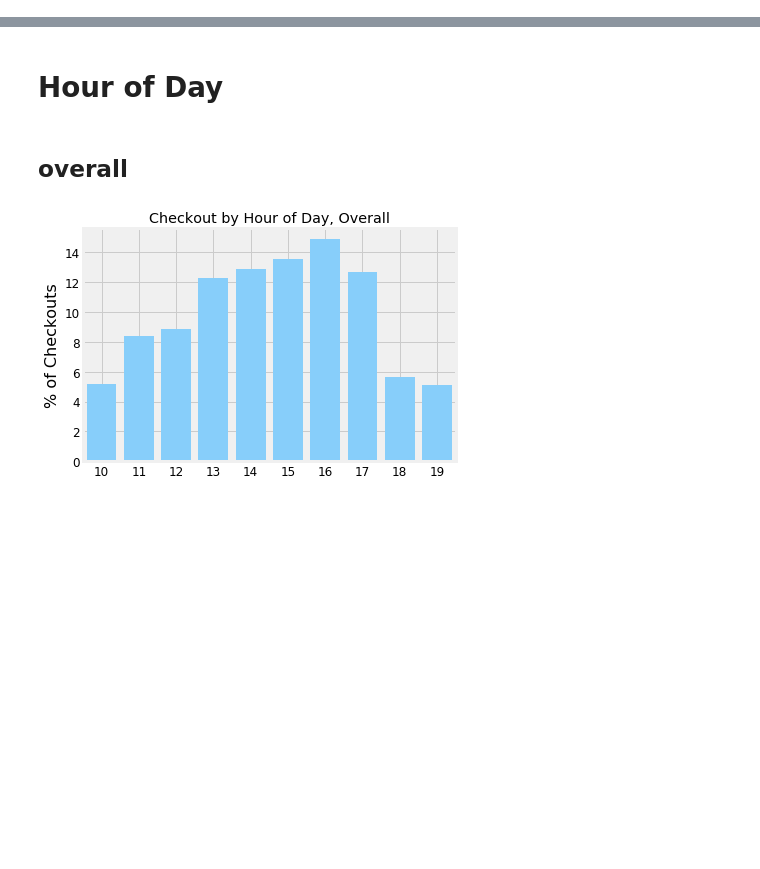
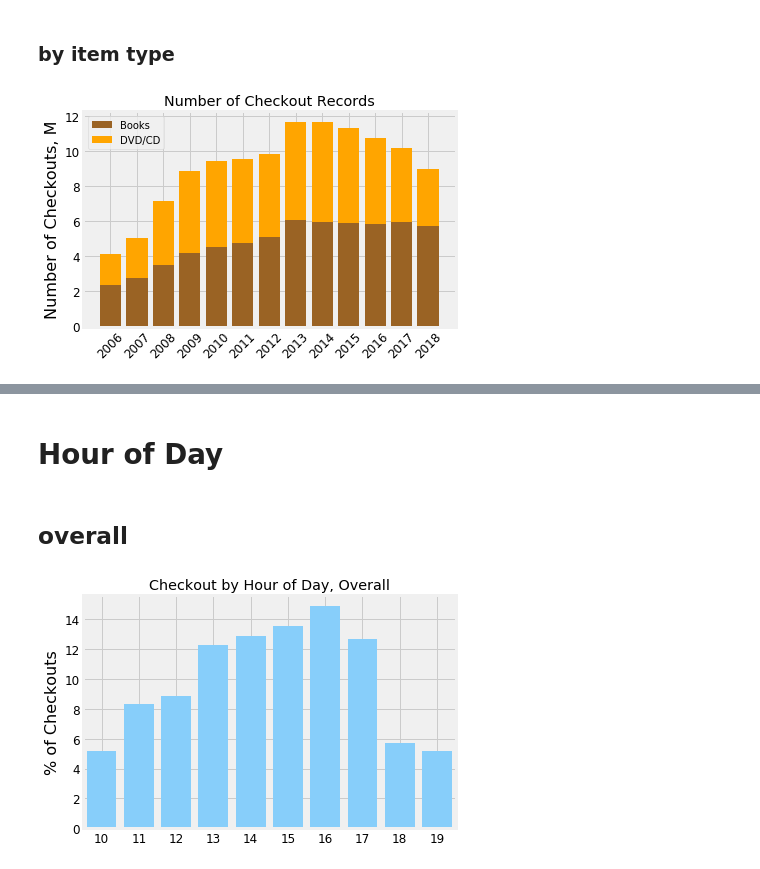
Before and after one commit to yortos/seattle-pl-trends, a Jupyter notebook: checkout-temporal-trends.ipynb, the cells around one changed output, grey strips where cells are left out. Cells and saved outputs as stored; diff of their text form; code cells hidden in the pictures; blank space fills up the shorter version.

```diff
--- a/checkout-temporal-trends.ipynb
+++ b/checkout-temporal-trends.ipynb
@@ -41,3 +54,19 @@ plt.savefig('./images/number_of_checkouts_over_years.png',  dpi= 300, frameon =
+# %% [markdown]
+### by item type
+# %%
+plt.bar(range(len(df[df['format_subgroup'].apply(lambda x: x in ['Book'])]['year'].unique())), df[df['format_subgroup'].apply(lambda x: x in ['Book'])].groupby('year').size()/100000, color='#9A6324', label = 'Books')
+plt.bar(range(len(df[df['format_subgroup'].apply(lambda x: x in ['Video Disc','Audio Disc', 'Music Score'])]['year'].unique())), df[df['format_subgroup'].apply(lambda x: x in ['Video Disc','Audio Disc', 'Music Score'])].groupby('year').size()/100000, color='orange', bottom = df[df['format_subgroup'].apply(lambda x: x in ['Book'])].groupby('year').size()/100000, label ='DVD/CD')
+
+
+plt.xticks(range(len(df['year'].unique())), df['year'].unique(), rotation=45)
+plt.ylabel('Number of Checkouts, M', fontsize = 16)
+plt.tick_params(labelsize=12)
+plt.title('Number of Checkout Records')
+plt.tight_layout()
+plt.legend(loc='best')
+plt.savefig('./images/number_of_checkouts_over_years_by_type.png',  dpi= 300, frameon = False)#, transparent = True)
+# %% [output]
+[figure, added]
 # %%
 df.head()
 # %% [output]
```
Also changed, not shown: parts of 9 cells of this notebook, 15 other files.
